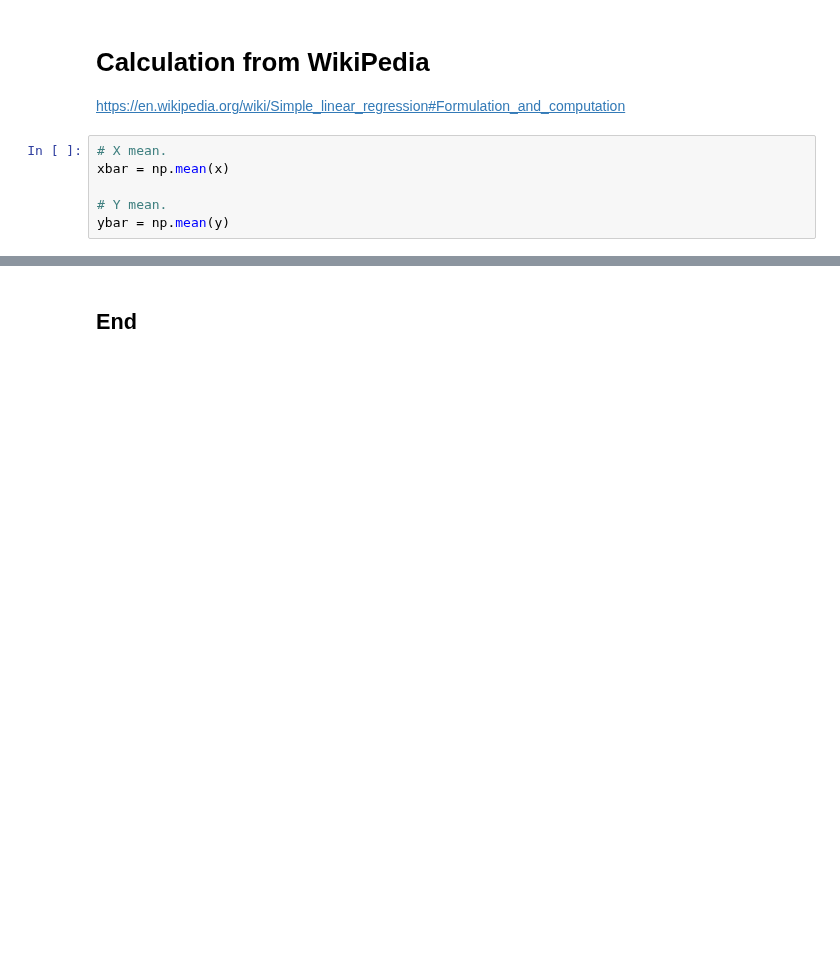
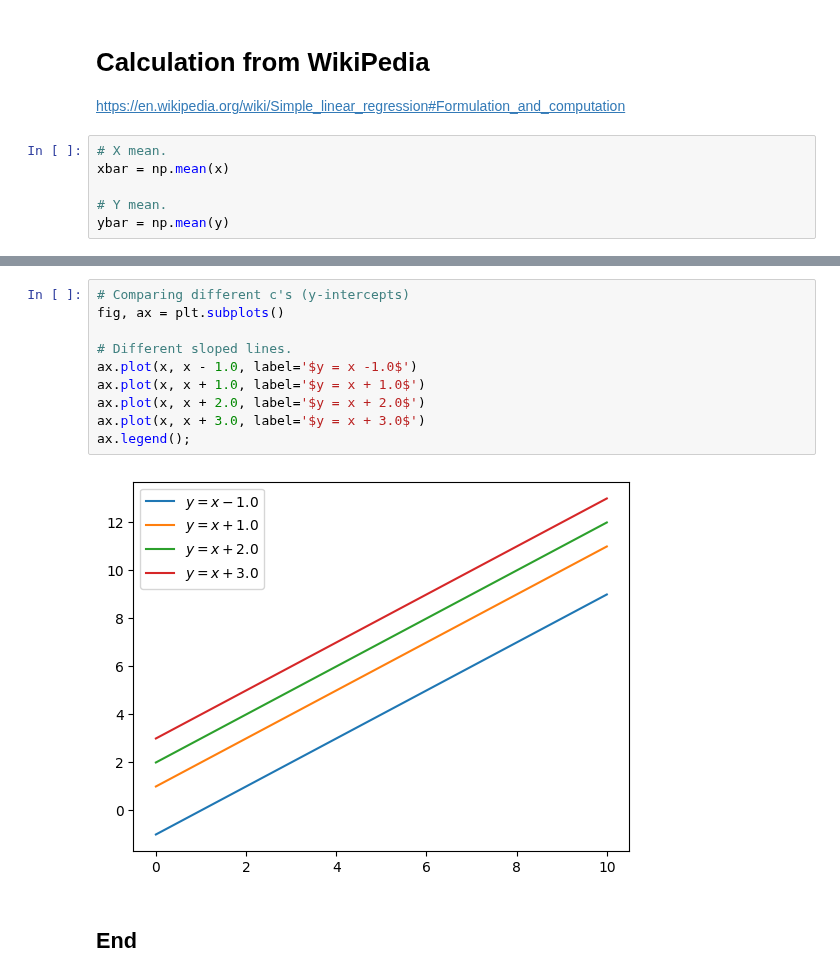
Before and after one commit to Glogover/principles_of_data_analytics, a Jupyter notebook: linear_regression.ipynb, the cells around one changed output, grey strips where cells are left out. Cells and saved outputs as stored; diff of their text form; blank space fills up the shorter version.

```diff
--- a/linear_regression.ipynb
+++ b/linear_regression.ipynb
@@ -70,2 +115,14 @@ np.float64(1.7557579824518967)
+# %%
+# Comparing different c's (y-intercepts)
+fig, ax = plt.subplots()
+
+# Different sloped lines.
+ax.plot(x, x - 1.0, label='$y = x -1.0$')
+ax.plot(x, x + 1.0, label='$y = x + 1.0$')
+ax.plot(x, x + 2.0, label='$y = x + 2.0$')
+ax.plot(x, x + 3.0, label='$y = x + 3.0$')
+ax.legend();
+# %% [output]
+[figure, added]
 # %% [markdown]
 ## End
```
Also changed, not shown: parts of 11 cells of this notebook.
